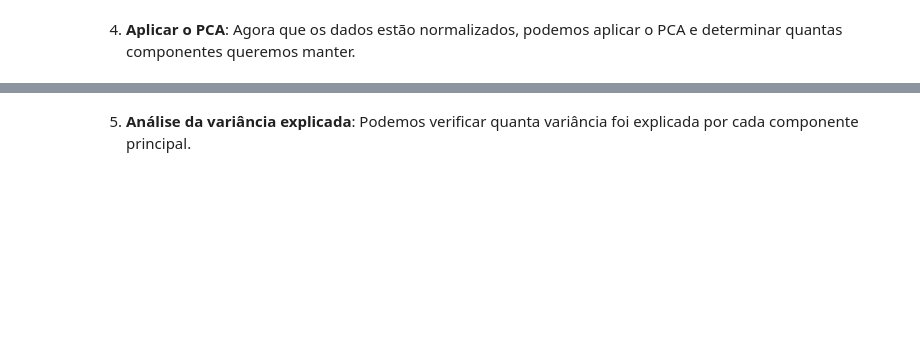
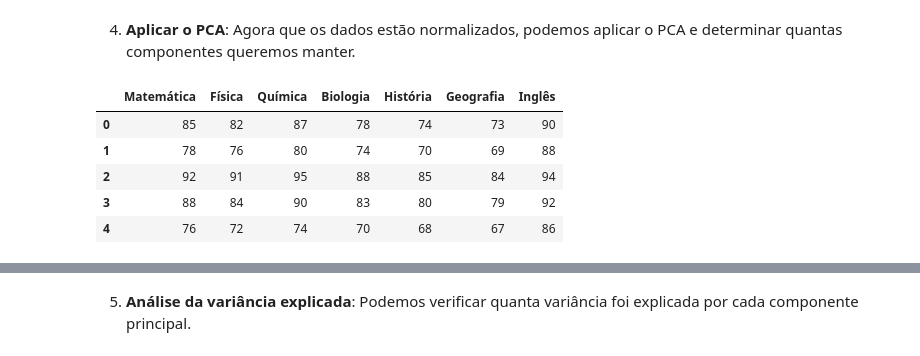
Before and after one commit to dacioms/DacioFeature3_24, a Jupyter notebook: 04_PCA/04_PCA.ipynb, the cells around one changed output, grey strips where cells are left out. Cells and saved outputs as stored; diff of their text form; code cells hidden in the pictures; blank space fills up the shorter version.

```diff
--- a/04_PCA/04_PCA.ipynb
+++ b/04_PCA/04_PCA.ipynb
@@ -136,3 +148,12 @@ dados_normalizados = scaler.fit_transform(df)
 
 4. **Aplicar o PCA**:
    Agora que os dados estão normalizados, podemos aplicar o PCA e determinar quantas componentes queremos manter.
+# %%
+df
+# %% [output]
+|  | Matemática | Física | Química | Biologia | História | Geografia | Inglês |
+| 0 | 85 | 82 | 87 | 78 | 74 | 73 | 90 |
+| 1 | 78 | 76 | 80 | 74 | 70 | 69 | 88 |
+| 2 | 92 | 91 | 95 | 88 | 85 | 84 | 94 |
+| 3 | 88 | 84 | 90 | 83 | 80 | 79 | 92 |
+| 4 | 76 | 72 | 74 | 70 | 68 | 67 | 86 |
```
Also changed, not shown: parts of 11 cells of this notebook, 3 other files.
